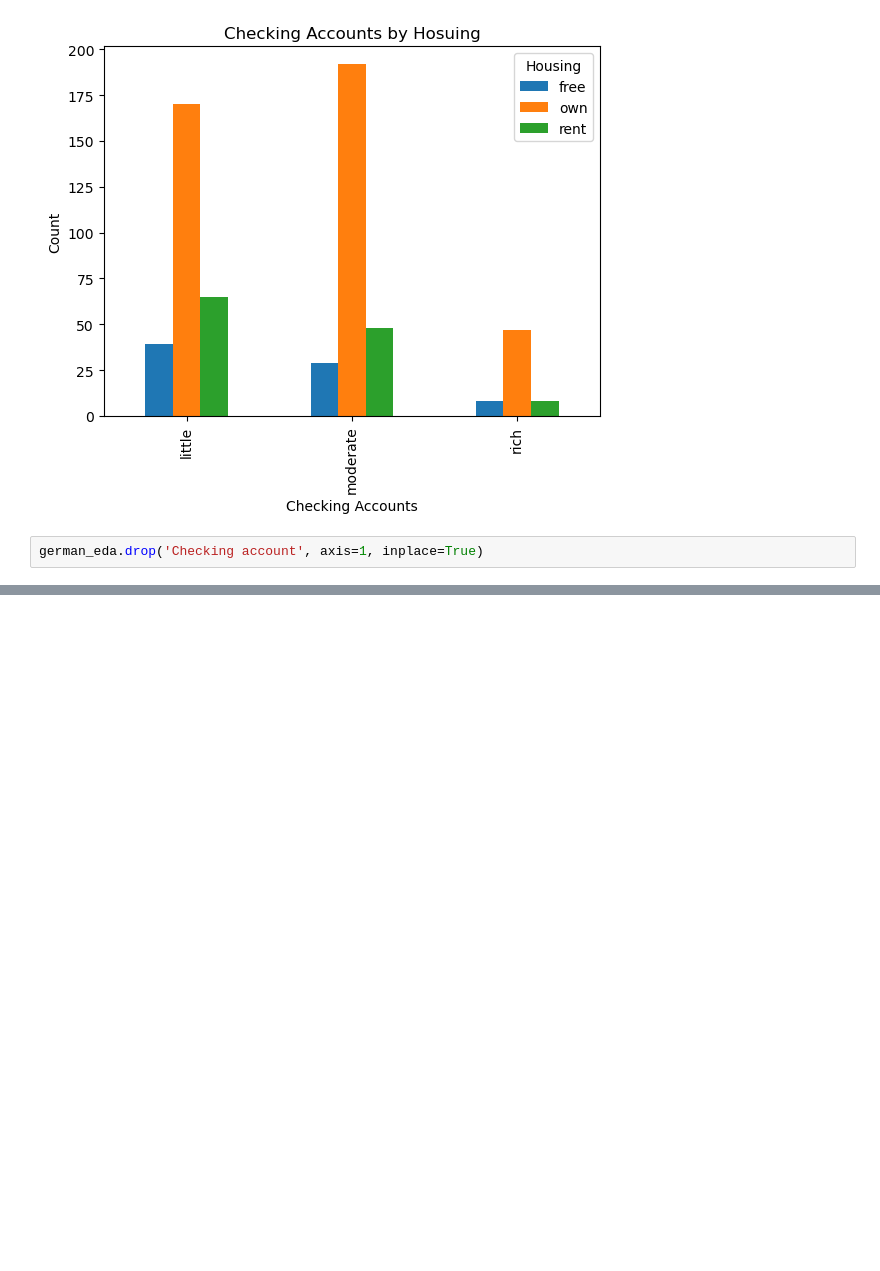
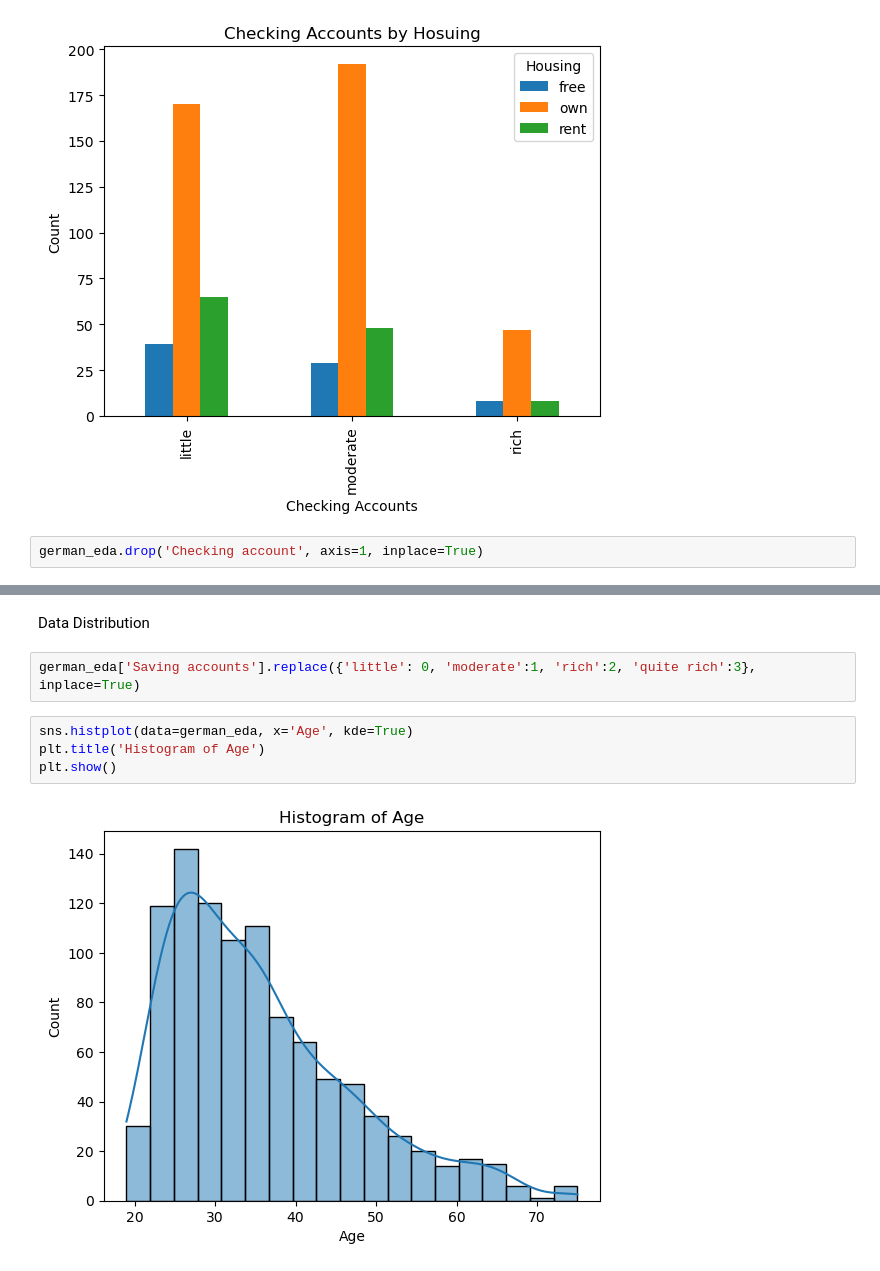
Before and after one commit to itsmearafik/Credit-Risk-Segmentation-Finance-, a Jupyter notebook: notebooks/app.ipynb, the cells around one changed output, grey strips where cells are left out. Cells and saved outputs as stored; diff of their text form; blank space fills up the shorter version.

```diff
--- a/notebooks/app.ipynb
+++ b/notebooks/app.ipynb
@@ -201,3 +200,13 @@ Credit amount      0
 Duration           0
 Purpose            0
 dtype: int64
+# %% [markdown]
+Data Distribution
+# %%
+german_eda['Saving accounts'].replace({'little': 0, 'moderate':1, 'rich':2, 'quite rich':3}, inplace=True)
+# %%
+sns.histplot(data=german_eda, x='Age', kde=True)
+plt.title('Histogram of Age')
+plt.show()
+# %% [output]
+[figure, added]
```
Also changed, not shown: parts of 29 cells of this notebook.
